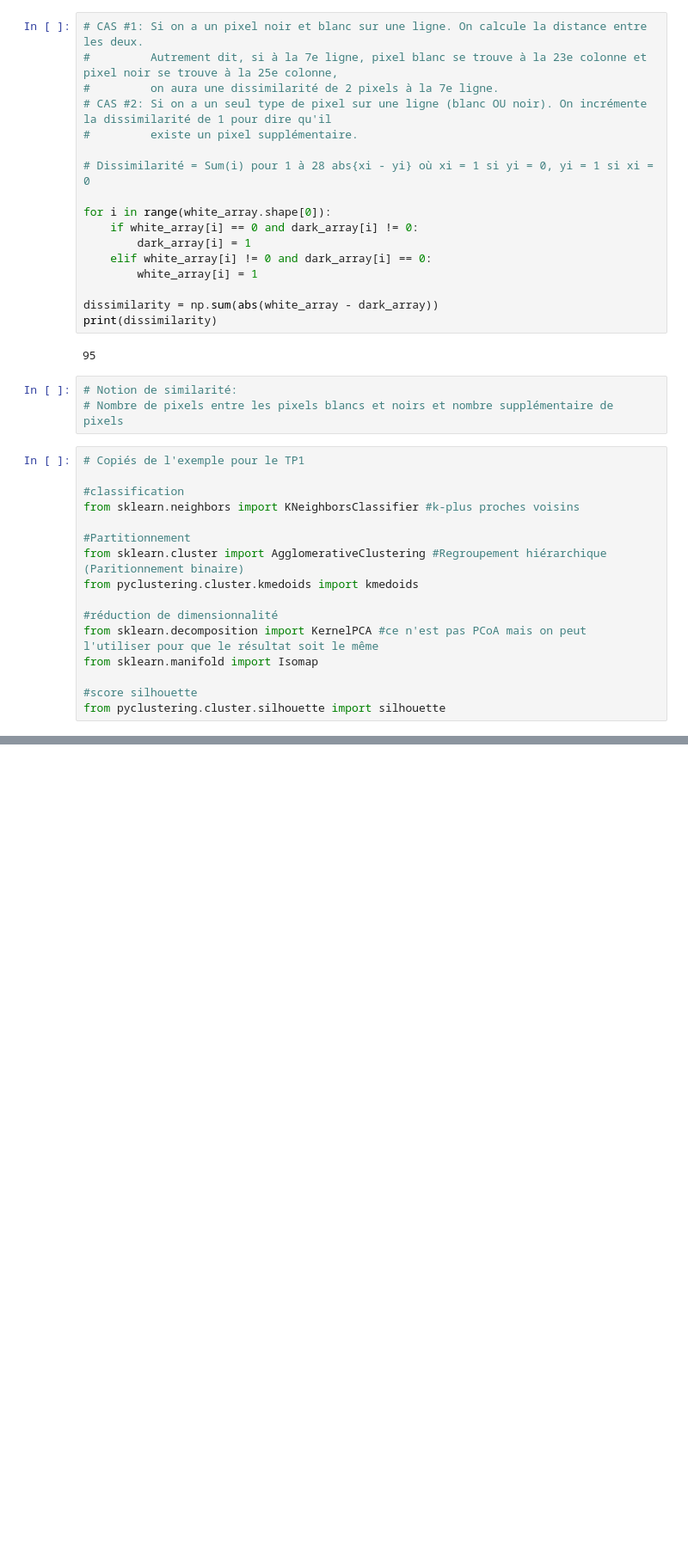
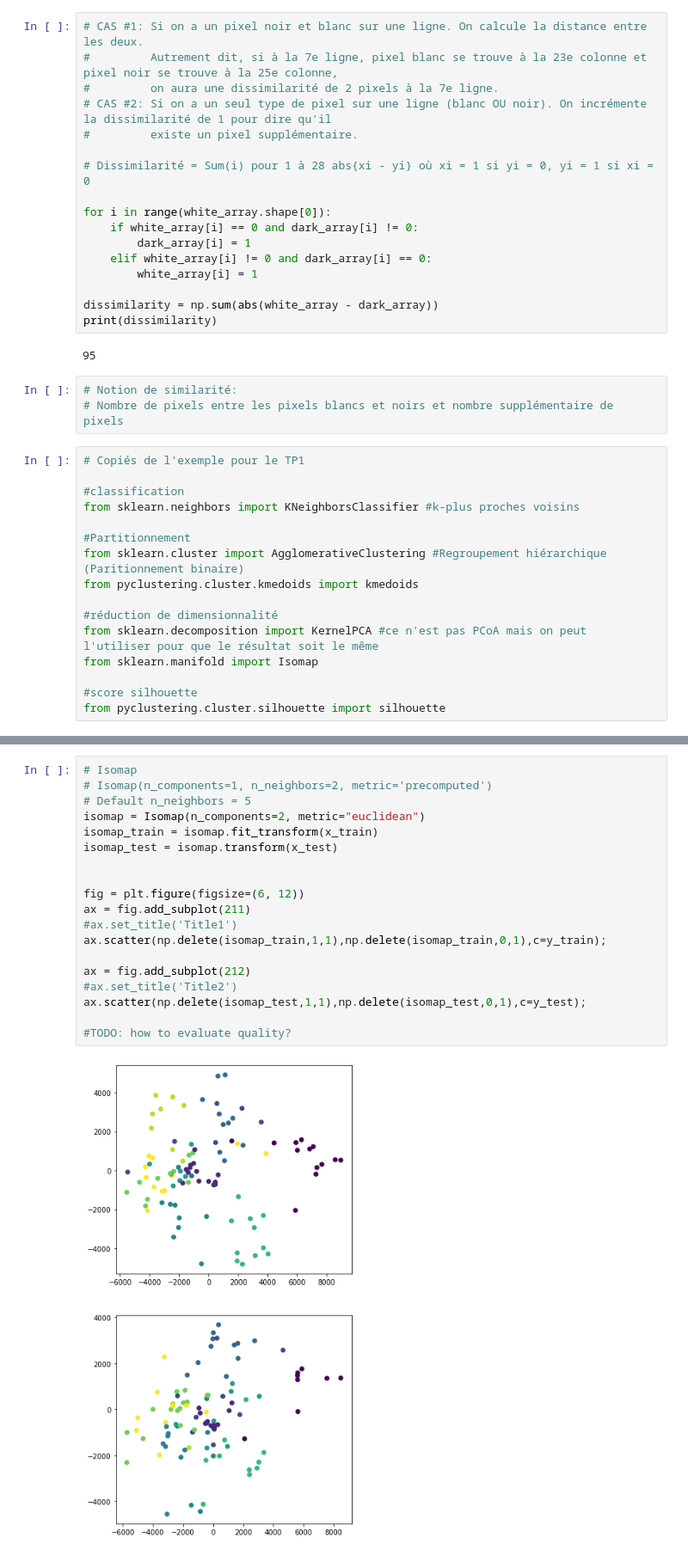
Before and after one commit to XinyuR1/IFT-3700-Devoir-1, a Jupyter notebook: MNIST - Similarity.ipynb, the cells around one changed output, grey strips where cells are left out. Shown: that part at 86% size. Cells and saved outputs as stored; diff of their text form; blank space fills up the shorter version.

Commit message:
PCoA et Isomap

```diff
--- a/MNIST - Similarity.ipynb
+++ b/MNIST - Similarity.ipynb
@@ -265,3 +267,24 @@ print("Meilleur k : " + str(best_k))
 # %% [output]
 0.63
 Meilleur k : 9
+# %%
+# Isomap
+# Isomap(n_components=1, n_neighbors=2, metric='precomputed')
+# Default n_neighbors = 5
+isomap = Isomap(n_components=2, metric="euclidean")
+isomap_train = isomap.fit_transform(x_train)
+isomap_test = isomap.transform(x_test)
+
+
+fig = plt.figure(figsize=(6, 12))
+ax = fig.add_subplot(211)
+#ax.set_title('Title1')
+ax.scatter(np.delete(isomap_train,1,1),np.delete(isomap_train,0,1),c=y_train);
+
+ax = fig.add_subplot(212)
+#ax.set_title('Title2')
+ax.scatter(np.delete(isomap_test,1,1),np.delete(isomap_test,0,1),c=y_test);
+
+#TODO: how to evaluate quality?
+# %% [output]
+[figure, added]
```
Also changed, not shown: parts of 7 cells of this notebook.
